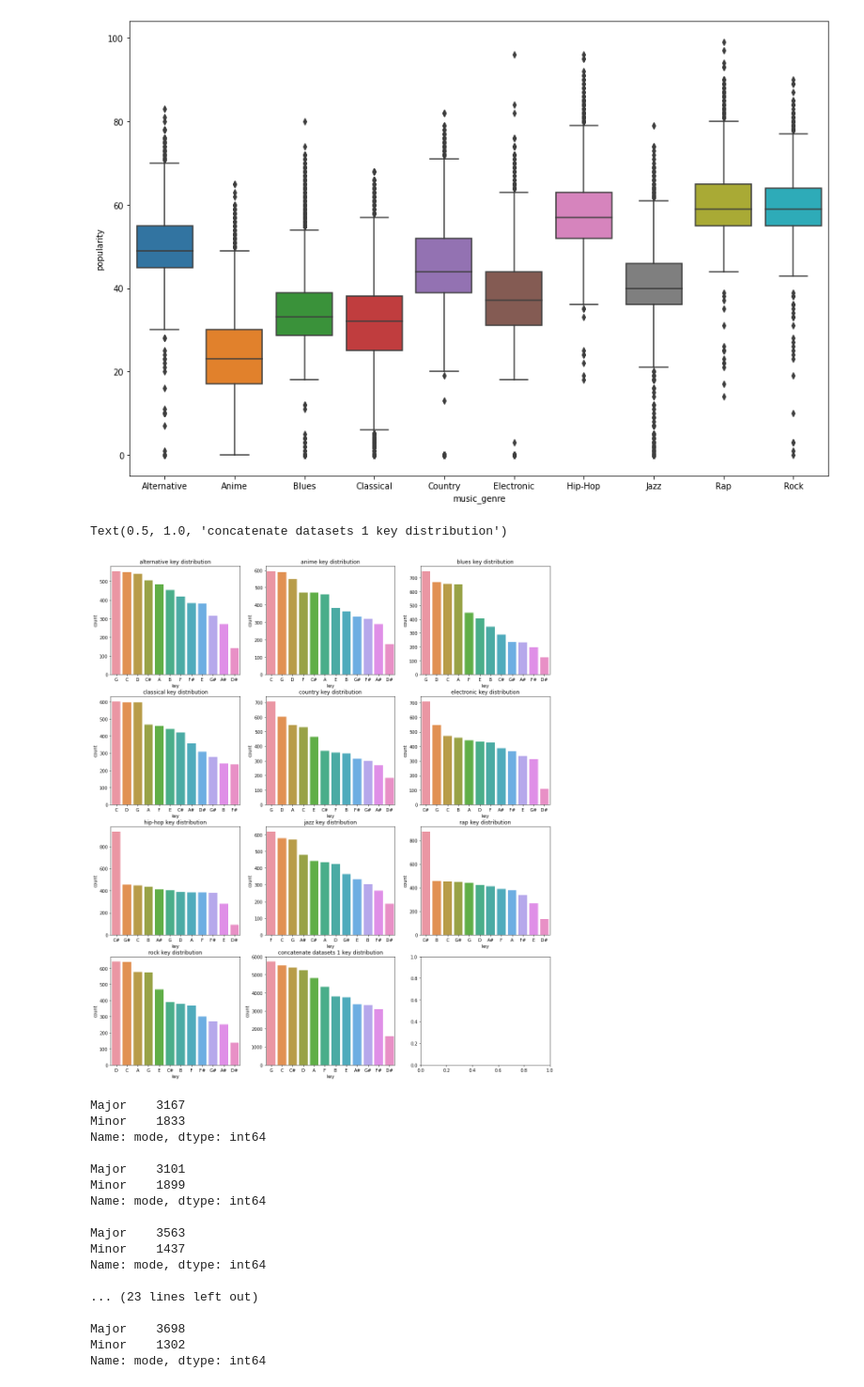
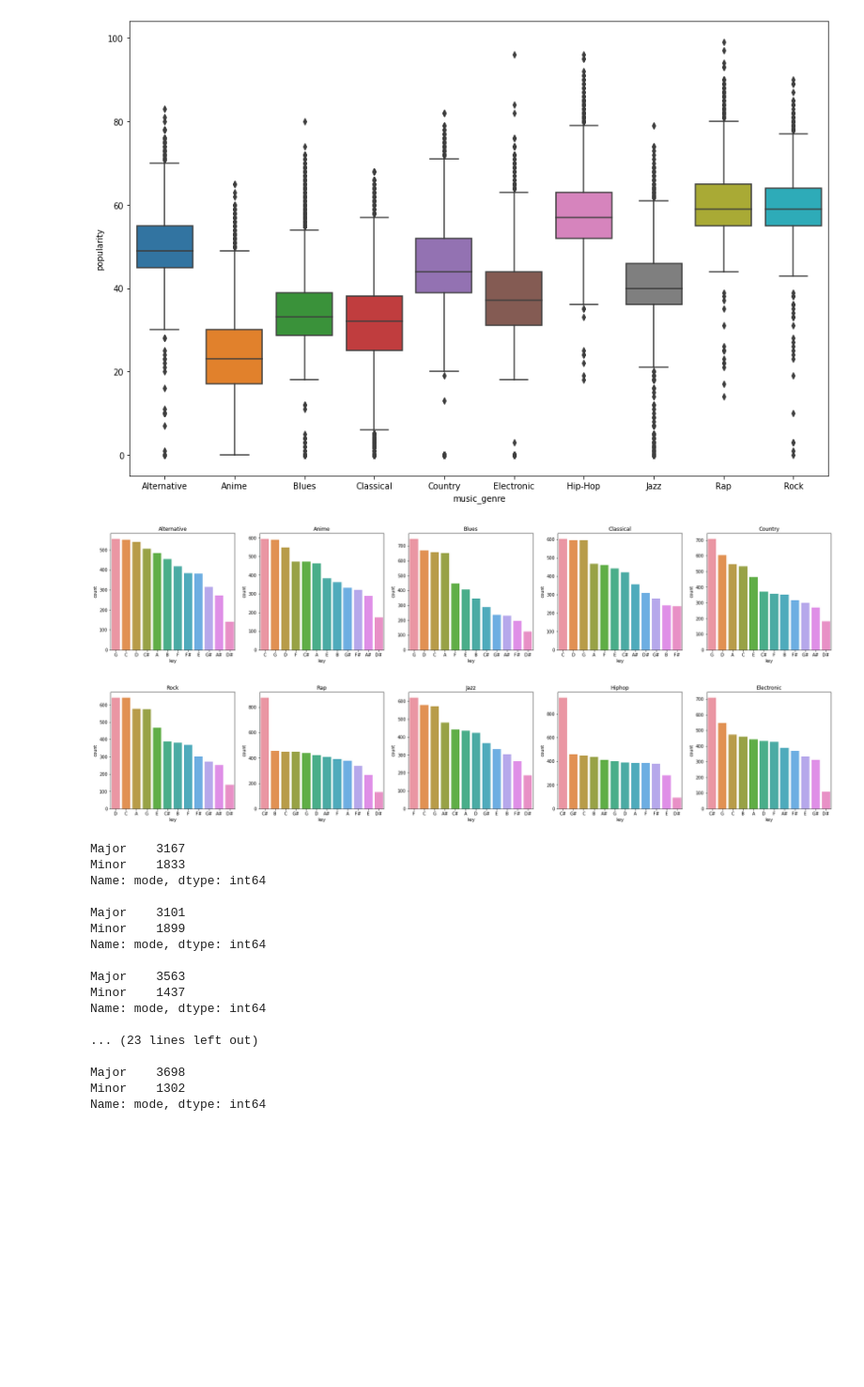
Before and after one commit to jerryzhuang0914/COMP309_Assignment3, a Jupyter notebook: Kaggle Competition.ipynb, the cells around one changed output. Shown at 94% size. Cells and saved outputs as stored; diff of their text form; code cells hidden in the pictures; blank space fills up the shorter version.

```diff
--- a/Kaggle Competition.ipynb
+++ b/Kaggle Competition.ipynb
@@ -254,66 +126,24 @@ sns.boxplot(x='music_genre', y='popularity', data = concatenate_dataset1)
 # %% [output]
 <AxesSubplot:xlabel='music_genre', ylabel='popularity'>
 [figure]
-# %%
-fig, axes = plt.subplots(4,3, figsize= (18,21))
-
-sns.countplot(x = 'key',
-              data = alternative,
-              order = alternative['key'].value_counts().index,
-              ax = axes[0,0]).set_title('alternative key distribution')
-
-sns.countplot(x = 'key',
-              data = anime,
-              order = anime['key'].value_counts().index,
-              ax = axes[0,1]).set_title('anime key distribution')
-
-sns.countplot(x = 'key',
-              data = blues,
-              order = blues['key'].value_counts().index,
-              ax = axes[0,2]).set_title('blues key distribution')
-
-sns.countplot(x = 'key',
-              data = classical,
-              order = classical['key'].value_counts().index,
-              ax = axes[1,0]).set_title('classical key distribution')
-
-sns.countplot(x = 'key',
-              data = country,
-              order = country['key'].value_counts().index,
-              ax = axes[1,1]).set_title('country key distribution')
-
-sns.countplot(x = 'key',
-              data = electronic,
-              order = electronic['key'].value_counts().index,
-              ax = axes[1,2]).set_title('electronic key distribution')
-
-sns.countplot(x = 'key',
-              data = hiphop,
-              order = hiphop['key'].value_counts().index,
-              ax = axes[2,0]).set_title('hip-hop key distribution')
-
-sns.countplot(x = 'key',
-              data = jazz,
-              order = jazz['key'].value_counts().index,
-              ax = axes[2,1]).set_title('jazz key distribution')
-
-sns.countplot(x = 'key',
-              data = rap,
-              order = rap['key'].value_counts().index,
-              ax = axes[2,2]).set_title('rap key distribution')
-
-sns.countplot(x = 'key',
-              data = rock,
-              order = rock['key'].value_counts().index,
-              ax = axes[3,0]).set_title('rock key distribution')
-
-sns.countplot(x = 'key',
-              data = concatenate_dataset1,
-              order = concatenate_dataset1['key'].value_counts().index,
-              ax = axes[3,1]).set_title('concatenate datasets 1 key distribution')
-# %% [output]
-Text(0.5, 1.0, 'concatenate datasets 1 key distribution')
-[figure, removed]
+# %%
+def count_plot(dataset, index, title):
+    return sns.countplot(x = 'key',
+                  data = dataset,
+                  order = dataset['key'].value_counts().index,
+                  ax = axes[index]).set_title(title)
+# %%
+# plot the countplot of kep feature
+fig, axes = plt.subplots(1,5, figsize= (30,5))
+for i, j, k in zip (datasets, range(0,5), datasets_name):
+    count_plot(i, j, k)
+
+fig, axes = plt.subplots(1,5, figsize= (30,5))
+for i, j, k in zip (reversed(datasets), range(0,5), reversed(datasets_name)):
+    count_plot(i, j, k)
+# %% [output]
+[figure, added]
+[figure, added]
 # %%
 # mode feature analyse
 for i in datasets:
```
Also changed, not shown: parts of 15 cells of this notebook.
